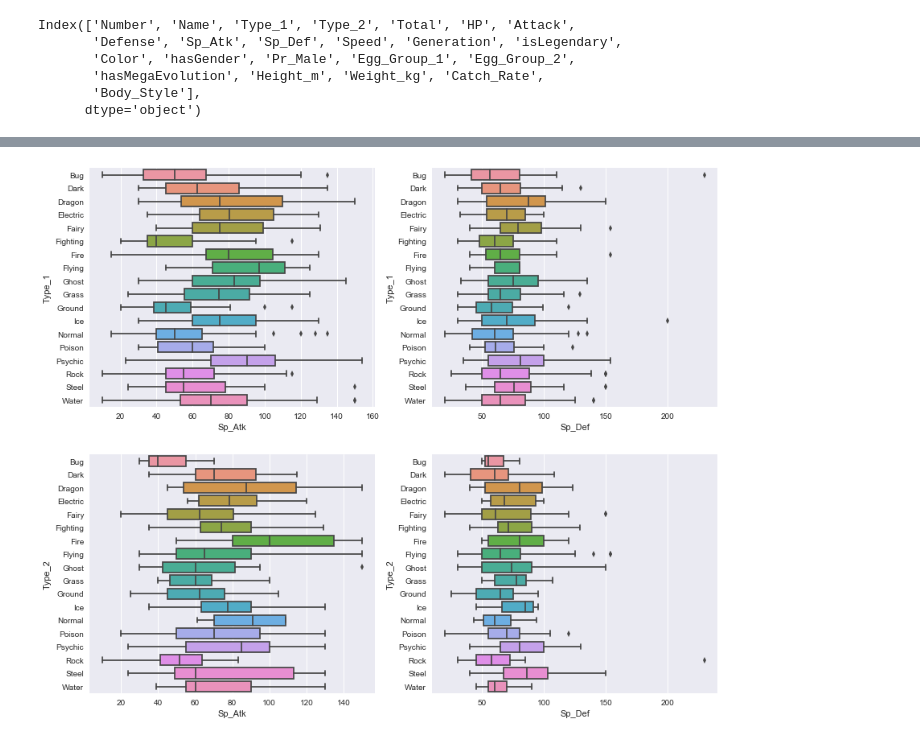
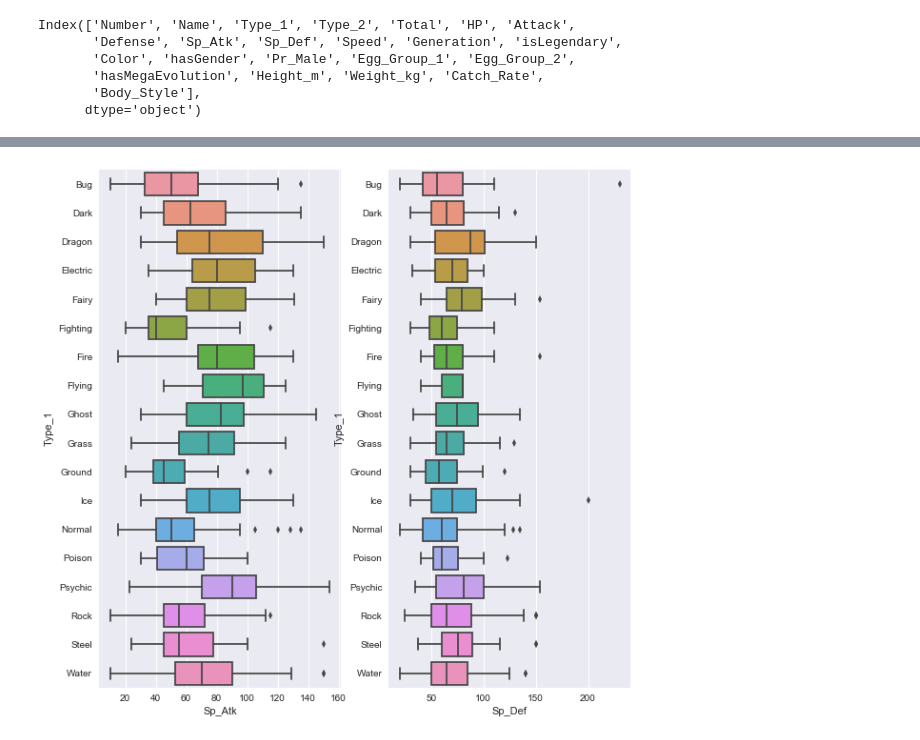
Before and after one commit to aparajithguha/Pokemon-visualization, a Jupyter notebook: pokemon.ipynb, the cells around one changed output, grey strips where cells are left out. Cells and saved outputs as stored; diff of their text form; code cells hidden in the pictures.

```diff
--- a/pokemon.ipynb
+++ b/pokemon.ipynb
@@ -95,11 +92,9 @@ plt.scatter(data = pokemon, x = 'Speed', y = 'Attack',edgecolor = 'black')
 # %%
-f, axes = plt.subplots(2,2, figsize = (14,12))
-v4 = sns.boxplot(data = pokemon, y = 'Type_1', x = 'Sp_Atk', ax = axes[0][0])
-v5 = sns.boxplot(data = pokemon, y = 'Type_1', x = 'Sp_Def', ax = axes[0][1])
-v5 = sns.boxplot(data = pokemon, y = 'Type_2', x = 'Sp_Atk', ax = axes[1][0])
-v5 = sns.boxplot(data = pokemon, y = 'Type_2', x = 'Sp_Def', ax = axes[1][1])
+f, axes = plt.subplots(1,2, figsize = (10,10))
+v4 = sns.boxplot(data = pokemon, y = 'Type_1', x = 'Sp_Atk', ax = axes[0])
+v5 = sns.boxplot(data = pokemon, y = 'Type_1', x = 'Sp_Def', ax = axes[1])
 # %% [output]
-[figure, old version]
+[figure, new version]
 # %%
 a = pokemon.dropna()
 # %%
```
Also changed, not shown: parts of 22 cells of this notebook.
